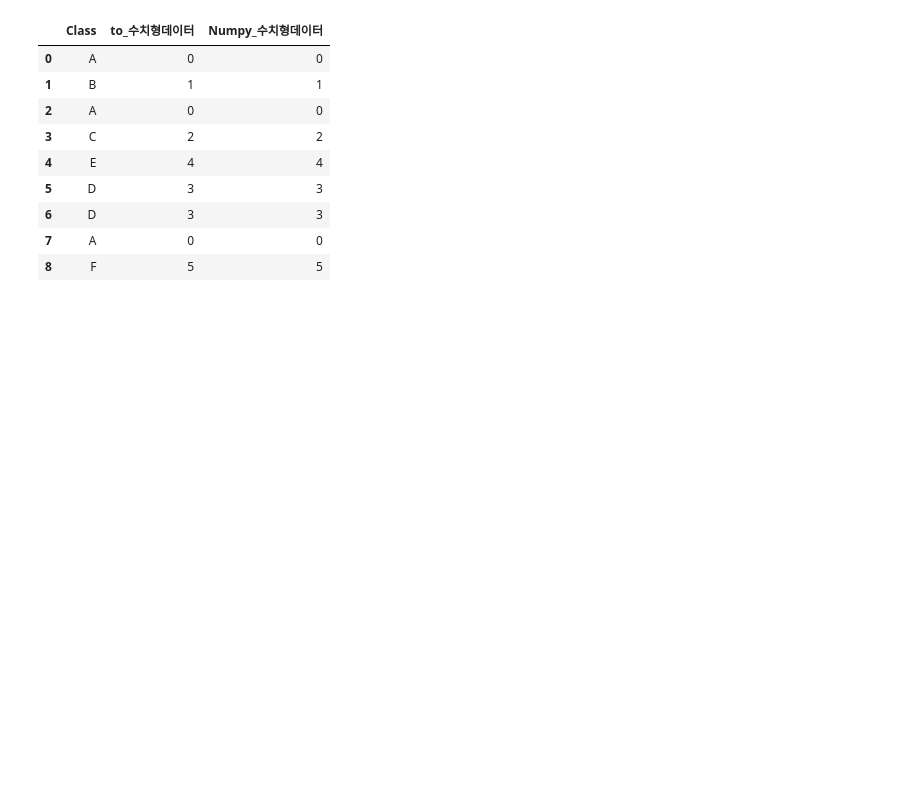
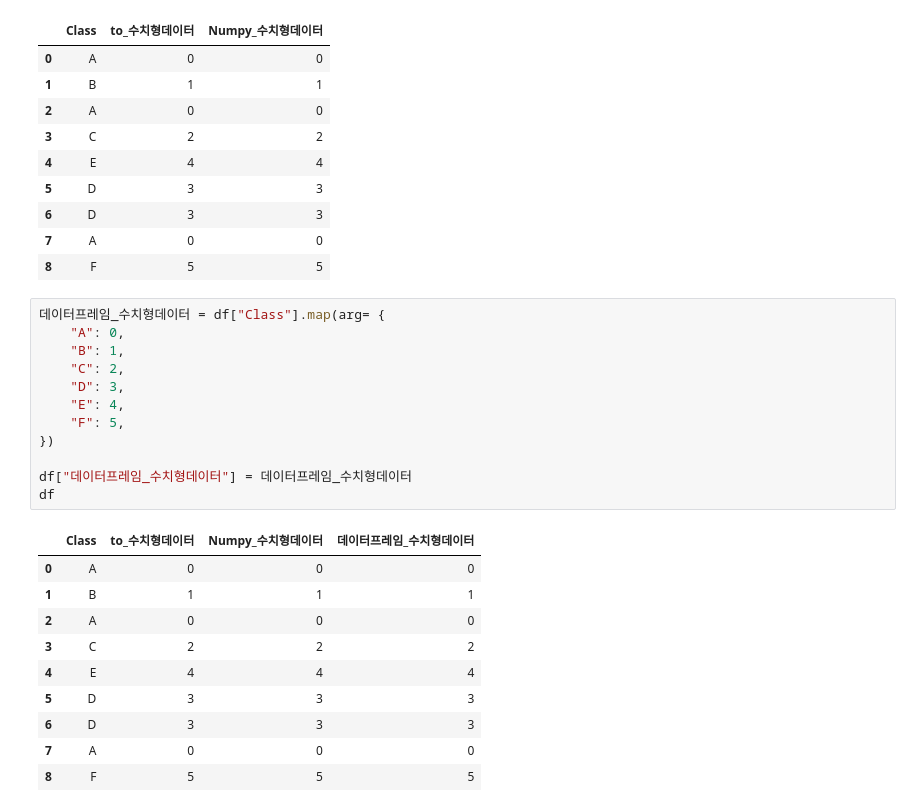
Before and after one commit to bol7979/PY_B_YNU, a Jupyter notebook: 2-3_데이터변환/2_데이터인코딩.ipynb, the cells around one changed output. Drawn from its saved outputs; the diff is of its cells as text; blank space fills up the shorter version.

```diff
--- a/2-3_데이터변환/2_데이터인코딩.ipynb
+++ b/2-3_데이터변환/2_데이터인코딩.ipynb
@@ -108,3 +108,26 @@ df
 | 6 | D | 3 | 3 |
 | 7 | A | 0 | 0 |
 | 8 | F | 5 | 5 |
+# %%
+데이터프레임_수치형데이터 = df["Class"].map(arg= {
+    "A": 0,
+    "B": 1,
+    "C": 2,
+    "D": 3,
+    "E": 4,
+    "F": 5,
+})
+
+df["데이터프레임_수치형데이터"] = 데이터프레임_수치형데이터
+df
+# %% [output]
+|  | Class | to_수치형데이터 | Numpy_수치형데이터 | 데이터프레임_수치형데이터 |
+| 0 | A | 0 | 0 | 0 |
+| 1 | B | 1 | 1 | 1 |
+| 2 | A | 0 | 0 | 0 |
+| 3 | C | 2 | 2 | 2 |
+| 4 | E | 4 | 4 | 4 |
+| 5 | D | 3 | 3 | 3 |
+| 6 | D | 3 | 3 | 3 |
+| 7 | A | 0 | 0 | 0 |
+| 8 | F | 5 | 5 | 5 |
```
Also changed, not shown: parts of 7 cells of this notebook.
